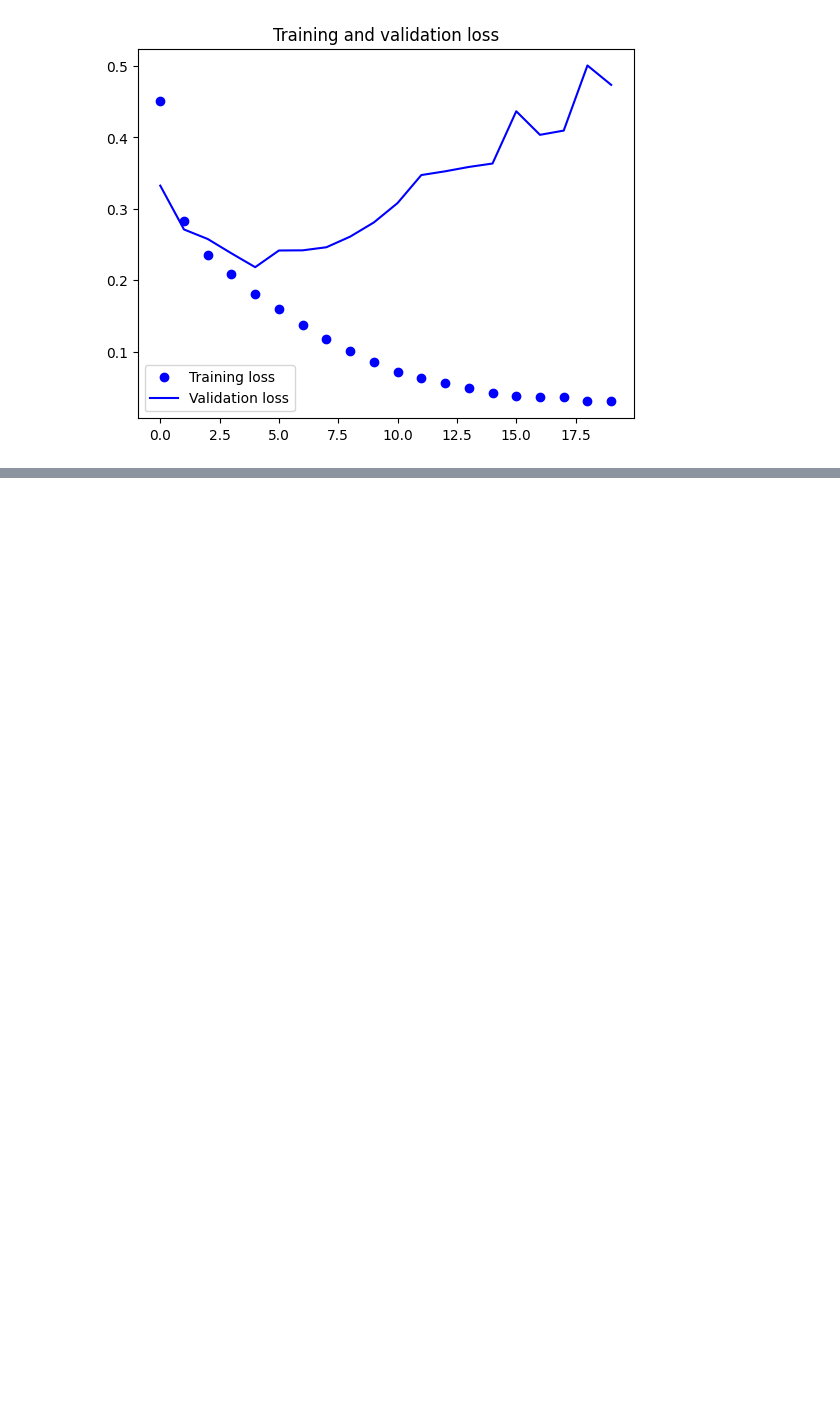
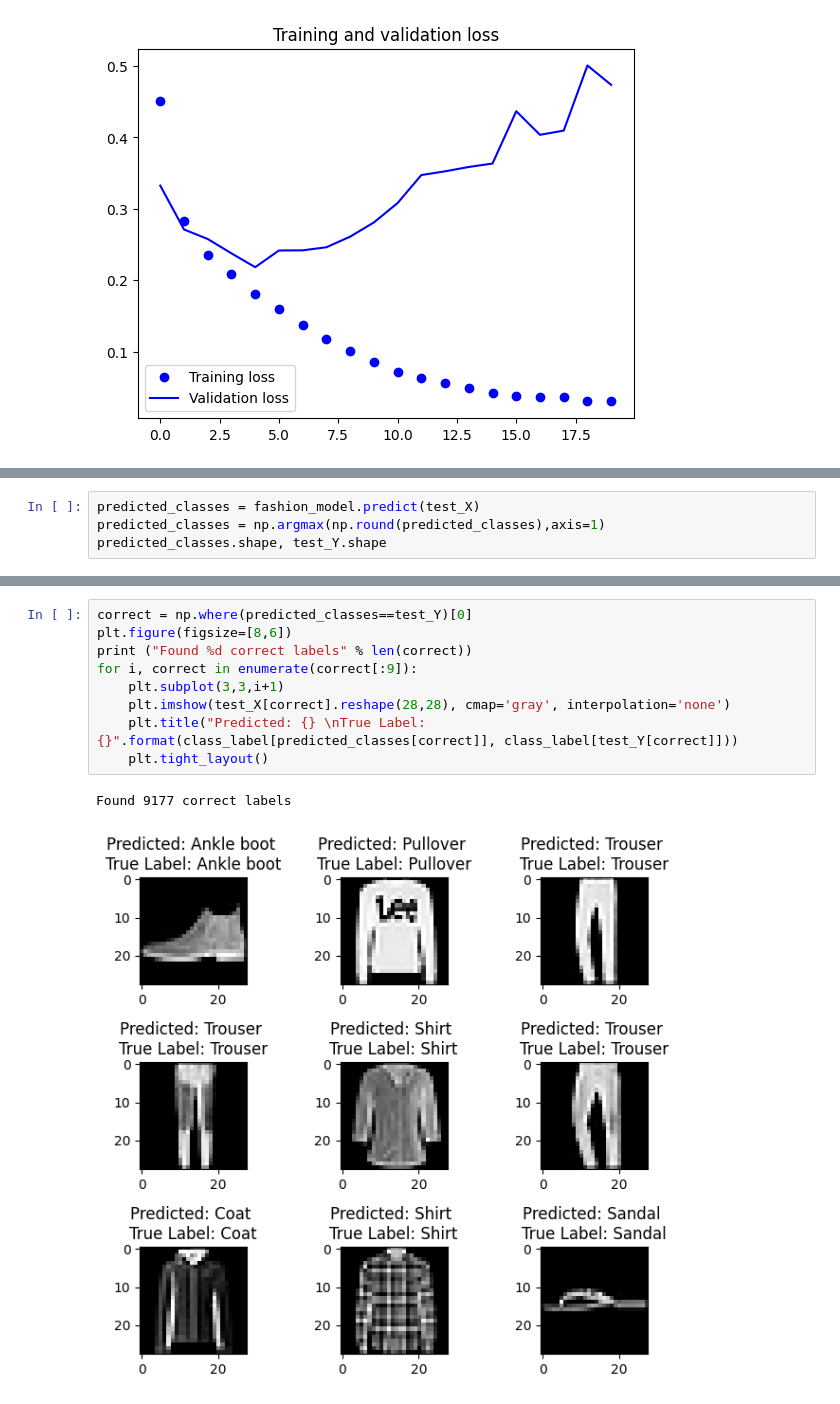
Before and after one commit to andnet-deboer/miniproject3_Math395, a Jupyter notebook: miniproject3_neuralnets.ipynb, the cells around one changed output, grey strips where cells are left out. Saved outputs shown, nothing was run; the diff lists cells and outputs as text; blank space fills up the shorter version.

```diff
--- a/miniproject3_neuralnets.ipynb
+++ b/miniproject3_neuralnets.ipynb
@@ -259,0 +397,4 @@ plt.show()
+# %%
+predicted_classes = fashion_model.predict(test_X)
+predicted_classes = np.argmax(np.round(predicted_classes),axis=1)
+predicted_classes.shape, test_Y.shape
@@ -259,0 +404,12 @@ plt.show()
+# %%
+correct = np.where(predicted_classes==test_Y)[0]
+plt.figure(figsize=[8,6])
+print ("Found %d correct labels" % len(correct))
+for i, correct in enumerate(correct[:9]):
+    plt.subplot(3,3,i+1)
+    plt.imshow(test_X[correct].reshape(28,28), cmap='gray', interpolation='none')
+    plt.title("Predicted: {} \nTrue Label: {}".format(class_label[predicted_classes[correct]], class_label[test_Y[correct]]))
+    plt.tight_layout()
+# %% [output]
+Found 9177 correct labels
+[figure, added]
```
Also changed, not shown: parts of 20 cells of this notebook, 2 other files.
